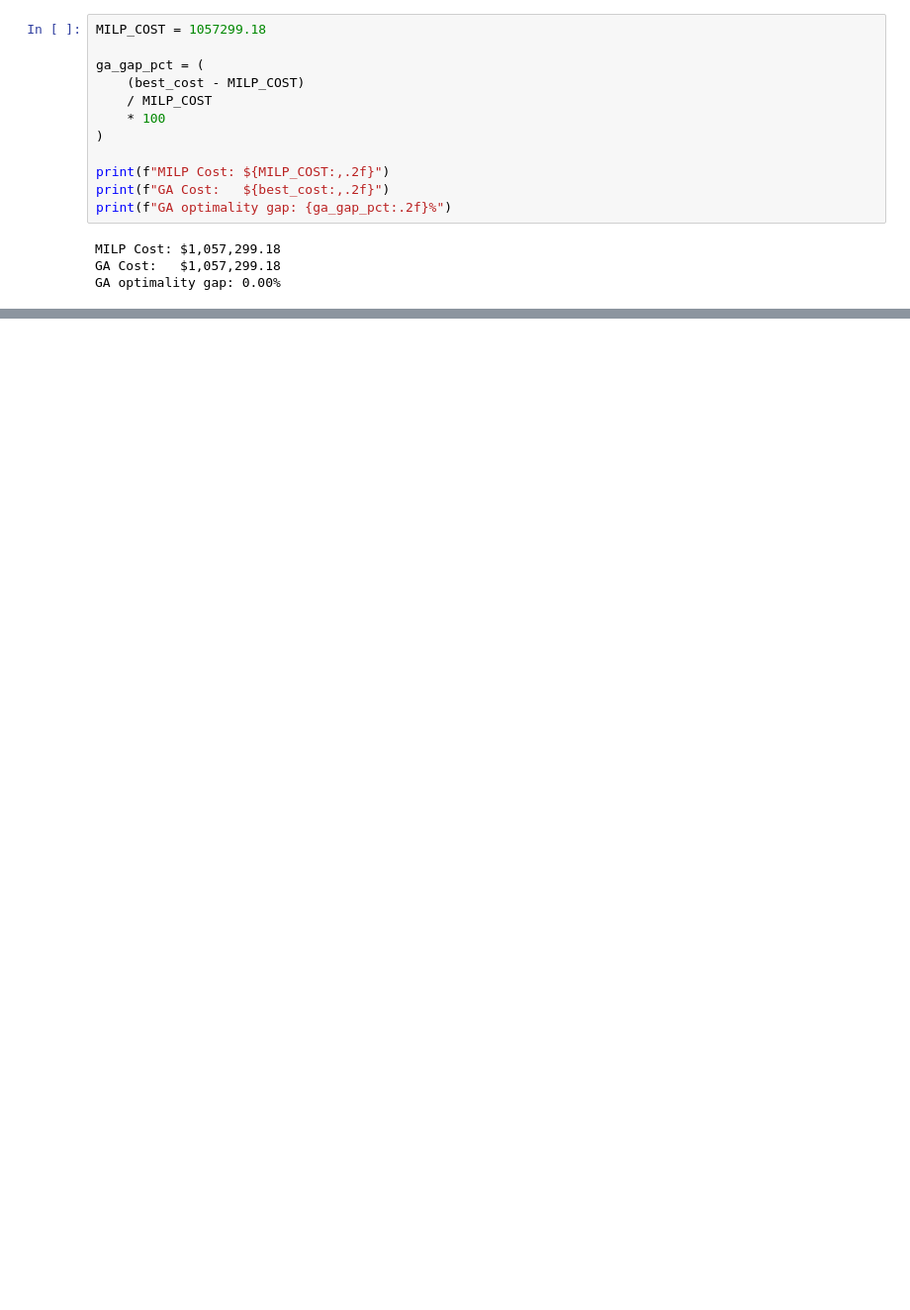
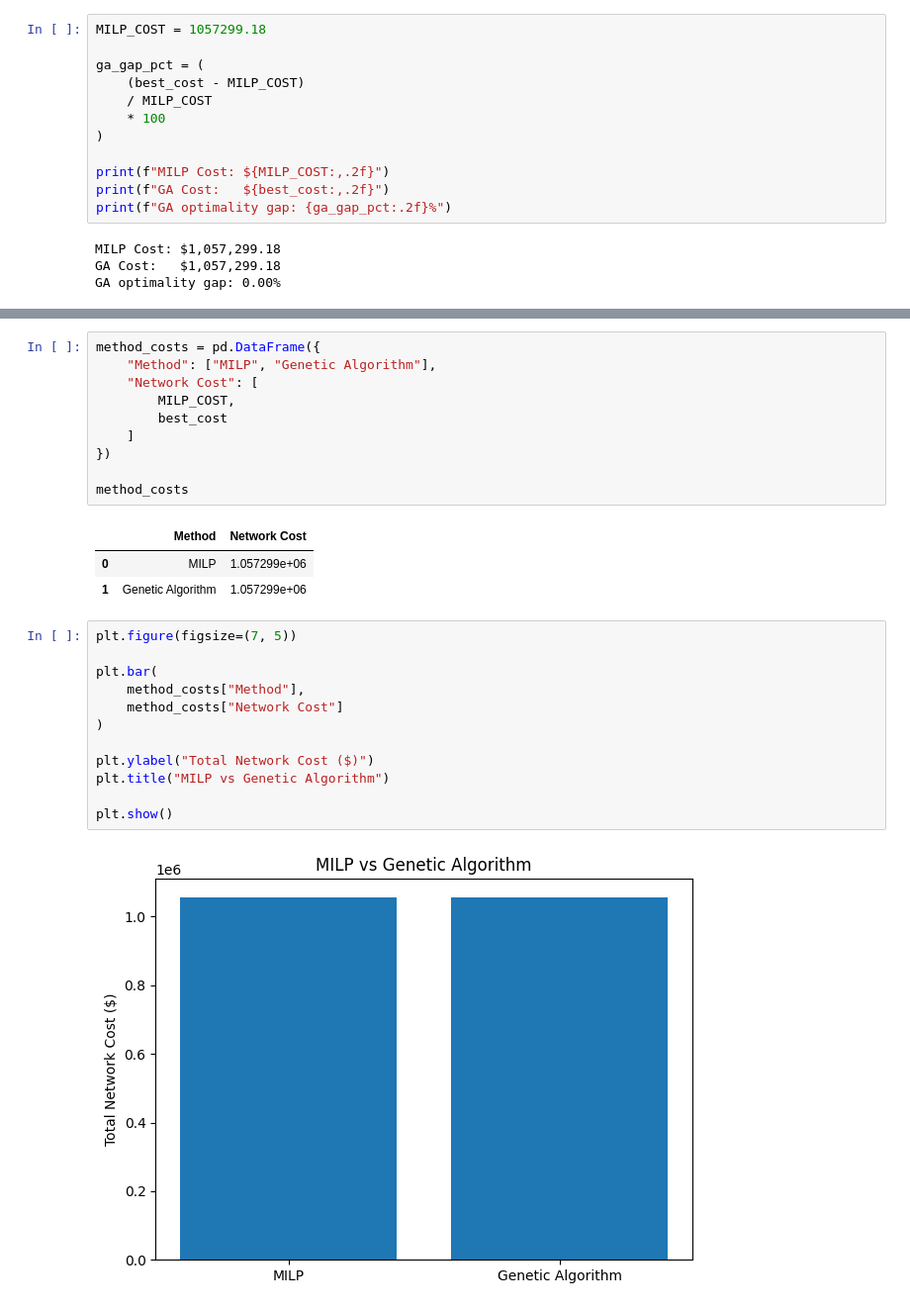
Before and after one commit to Ansarss/Ai_learning_experiments, a Jupyter notebook: Optimization_Techniques_Exercise_.ipynb, the cells around one changed output, grey strips where cells are left out. Shown at 99% size. Saved outputs shown, nothing was run; the diff lists cells and outputs as text; blank space fills up the shorter version.

```diff
--- a/Optimization_Techniques_Exercise_.ipynb
+++ b/Optimization_Techniques_Exercise_.ipynb
@@ -1878,0 +2355,28 @@ plt.show()
+# %%
+method_costs = pd.DataFrame({
+    "Method": ["MILP", "Genetic Algorithm"],
+    "Network Cost": [
+        MILP_COST,
+        best_cost
+    ]
+})
+
+method_costs
+# %% [output]
+|  | Method | Network Cost |
+| 0 | MILP | 1.057299e+06 |
+| 1 | Genetic Algorithm | 1.057299e+06 |
+# %%
+plt.figure(figsize=(7, 5))
+
+plt.bar(
+    method_costs["Method"],
+    method_costs["Network Cost"]
+)
+
+plt.ylabel("Total Network Cost ($)")
+plt.title("MILP vs Genetic Algorithm")
+
+plt.show()
+# %% [output]
+[figure, added]
```
Also changed, not shown: parts of 29 cells of this notebook.
